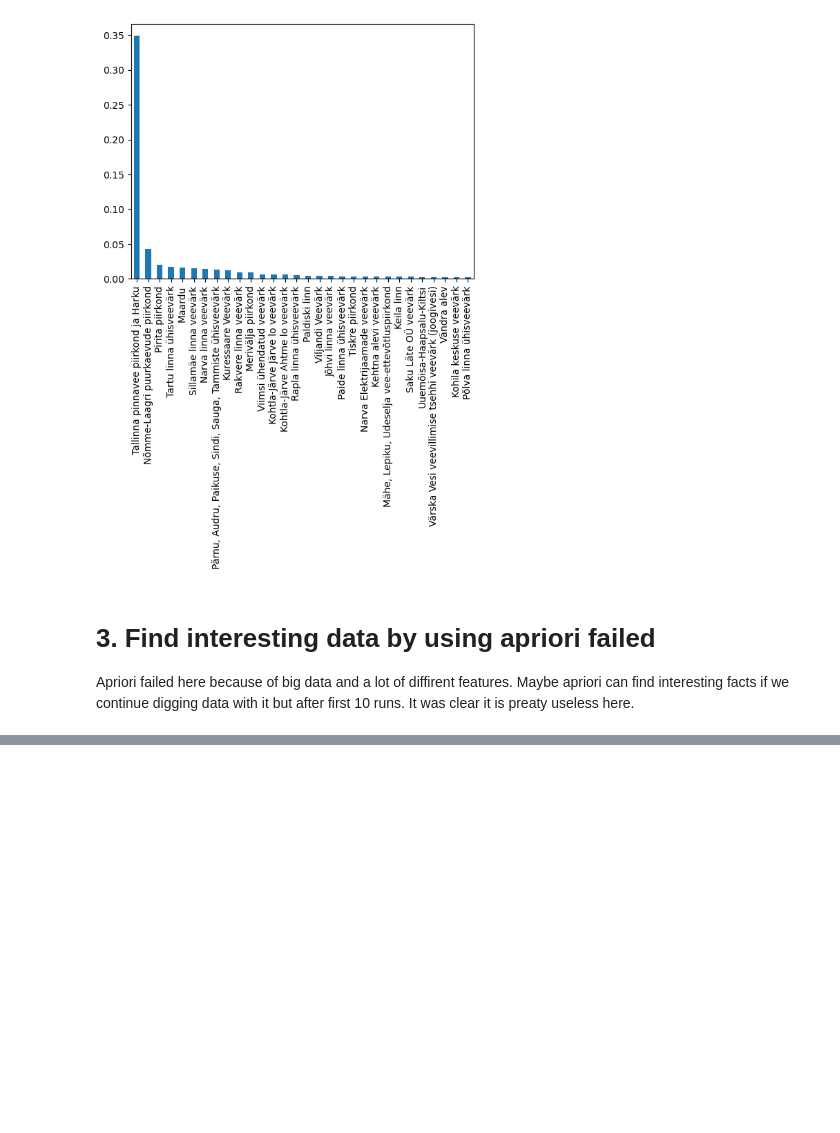
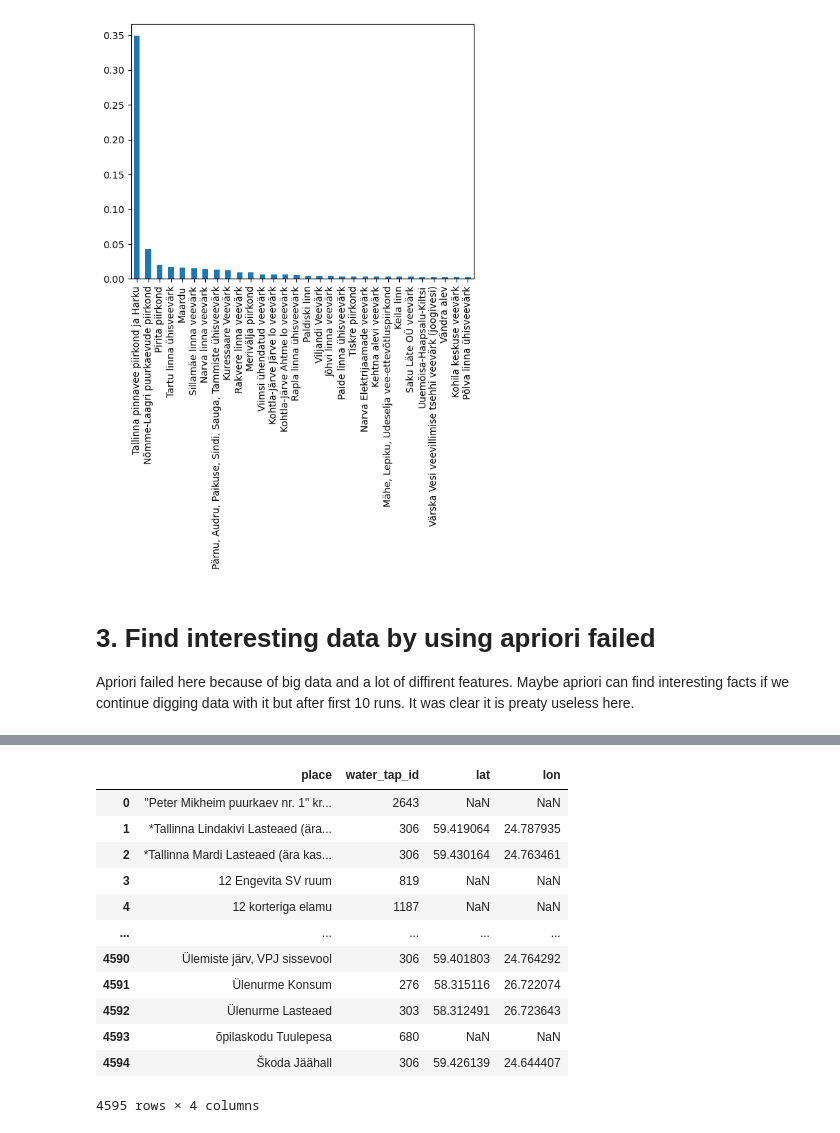
Before and after one commit to lunfman/DrinkingWaterQualityPrediction, a Jupyter notebook: open_data_analysis.ipynb, the cells around one changed output, grey strips where cells are left out. Cells and saved outputs as stored; diff of their text form; code cells hidden in the pictures; blank space fills up the shorter version.

```diff
--- a/open_data_analysis.ipynb
+++ b/open_data_analysis.ipynb
@@ -514,0 +556,7 @@ gdf.explore(column='title', cmap=['red', 'blue'] , marker_type='circle',legend=T
+# %%
+import numpy as np
+df.head()
+places = df.groupby(by=['place', 'water_tap_id']).mean().reset_index()
+places = places[['place', 'water_tap_id']]
+# places['test'] = np.nan
+places
@@ -514,0 +642,19 @@ gdf.explore(column='title', cmap=['red', 'blue'] , marker_type='circle',legend=T
+# %%
+places['lat'] = x
+places['lon'] = y
+
+places
+# %% [output]
+|  | place | water_tap_id | lat | lon |
+| 0 | "Peter Mikheim puurkaev nr. 1" kr... | 2643 | NaN | NaN |
+| 1 | *Tallinna Lindakivi Lasteaed (ära... | 306 | 59.419064 | 24.787935 |
+| 2 | *Tallinna Mardi Lasteaed (ära kas... | 306 | 59.430164 | 24.763461 |
+| 3 | 12 Engevita SV ruum | 819 | NaN | NaN |
+| 4 | 12 korteriga elamu | 1187 | NaN | NaN |
+| ... | ... | ... | ... | ... |
+| 4590 | Ülemiste järv, VPJ sissevool | 306 | 59.401803 | 24.764292 |
+| 4591 | Ülenurme Konsum | 276 | 58.315116 | 26.722074 |
+| 4592 | Ülenurme Lasteaed | 303 | 58.312491 | 26.723643 |
+| 4593 | õpilaskodu Tuulepesa | 680 | NaN | NaN |
+| 4594 | Škoda Jäähall | 306 | 59.426139 | 24.644407 |
+4595 rows × 4 columns
```
Also changed, not shown: parts of 17 cells of this notebook, 1 other file.
